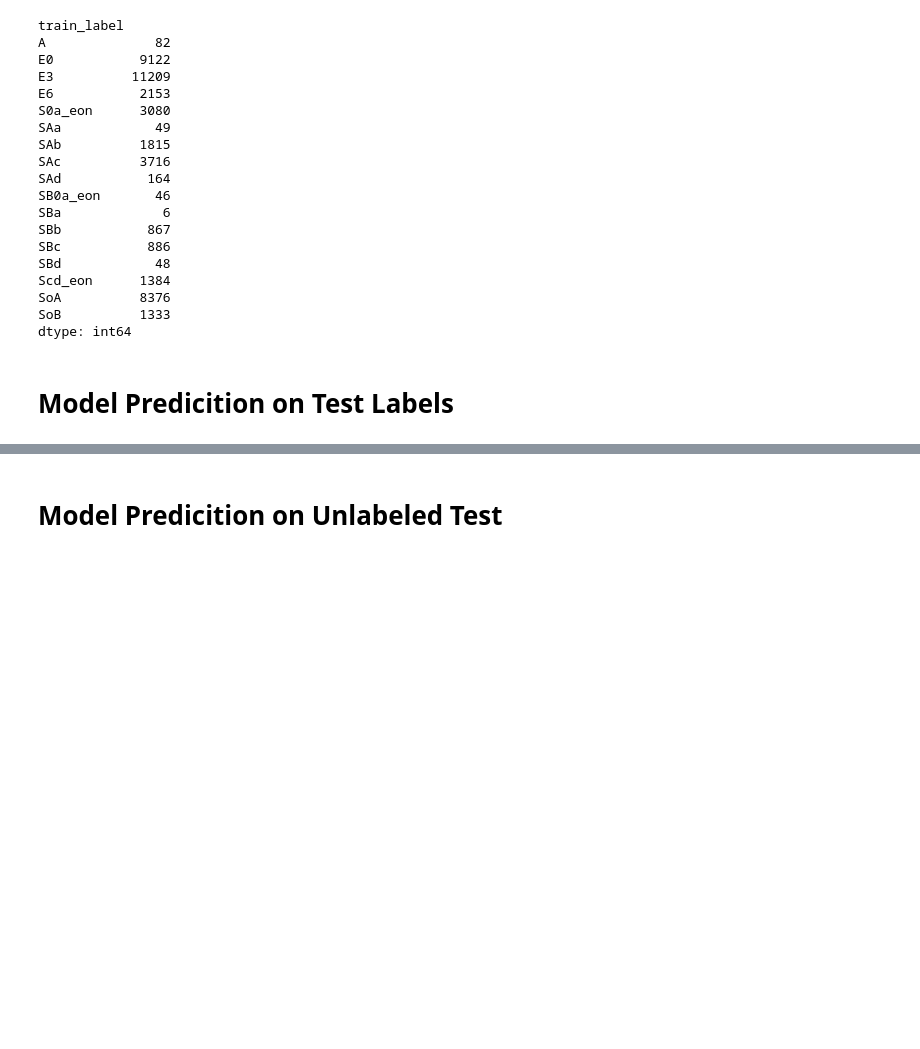
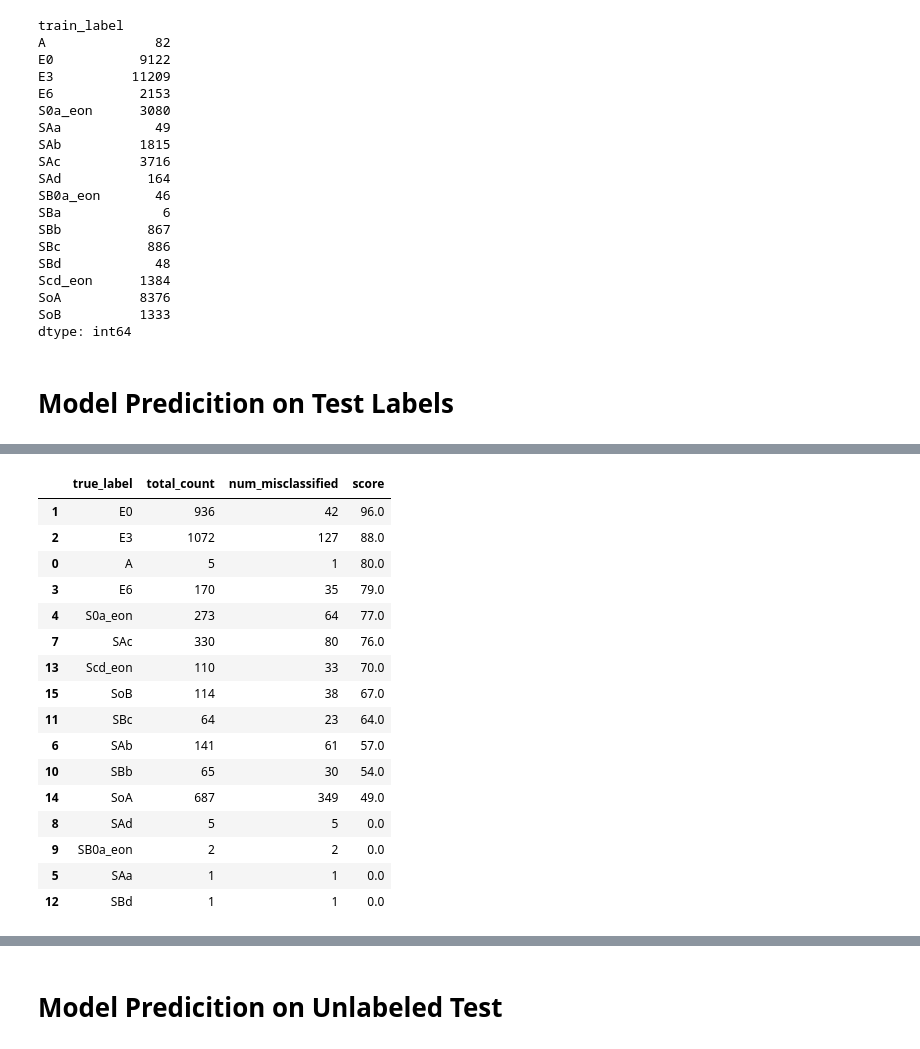
Before and after one commit to margherita-lera/GalaxyClassifier, a Jupyter notebook: jungle_book.ipynb, the cells around one changed output, grey strips where cells are left out. Cells and saved outputs as stored; diff of their text form; code cells hidden in the pictures; blank space fills up the shorter version.

```diff
--- a/jungle_book.ipynb
+++ b/jungle_book.ipynb
@@ -323,6 +324,44 @@ display(final_count)
 | 9 | SB0a_eon | 6 | 6 | 0.0 |
 | 13 | SBd | 4 | 4 | 0.0 |
 | 10 | SBa | 1 | 1 | 0.0 |
+# %%
+b = true_results.drop(columns=['true_label','true_value']).to_numpy()
+l = []
+for i in b:
+    l.append(sorted(i, reverse=True)[:3])
+    x = pd.DataFrame(l, columns=['GalaxyID','max1','max2'])
+x['difference'] = x['max1'] - x['max2']
+true_results['difference'] = x['difference'].values
+true_skim = true_results[true_results['difference']>0.1]
+
+confronto = pd.merge(train_results[['GalaxyID', 'train_label']], true_skim[['GalaxyID', 'true_label']], on='GalaxyID')
+total_count = confronto.groupby('true_label').size().reset_index(name='total_count')
+mislabels = confronto[confronto['train_label'] != confronto['true_label']]
+
+count = mislabels.groupby('true_label').size().reset_index(name='num_misclassified').sort_values(by='num_misclassified', ascending=False)
+final_count = pd.merge(total_count, count, on='true_label', how='left').sort_values(by='num_misclassified', ascending=False)
+final_count['score'] = np.round((1 - final_count['num_misclassified'] / final_count['total_count']), 2) * 100
+final_count.sort_values(by='score', ascending=False, inplace=True)
+final_count.to_csv('vgg_with_threshold.csv', index=False, sep='&', lineterminator='\\\\\n')
+display(final_count)
+# %% [output]
+|  | true_label | total_count | num_misclassified | score |
+| 1 | E0 | 936 | 42 | 96.0 |
+| 2 | E3 | 1072 | 127 | 88.0 |
+| 0 | A | 5 | 1 | 80.0 |
+| 3 | E6 | 170 | 35 | 79.0 |
+| 4 | S0a_eon | 273 | 64 | 77.0 |
+| 7 | SAc | 330 | 80 | 76.0 |
+| 13 | Scd_eon | 110 | 33 | 70.0 |
+| 15 | SoB | 114 | 38 | 67.0 |
+| 11 | SBc | 64 | 23 | 64.0 |
+| 6 | SAb | 141 | 61 | 57.0 |
+| 10 | SBb | 65 | 30 | 54.0 |
+| 14 | SoA | 687 | 349 | 49.0 |
+| 8 | SAd | 5 | 5 | 0.0 |
+| 9 | SB0a_eon | 2 | 2 | 0.0 |
+| 5 | SAa | 1 | 1 | 0.0 |
+| 12 | SBd | 1 | 1 | 0.0 |
 # %%
 group_pred = confronto.groupby(['true_label','train_label']).count()
 pd.set_option('display.max_rows', None)
```
Also changed, not shown: parts of 5 cells of this notebook, 2 other files.
